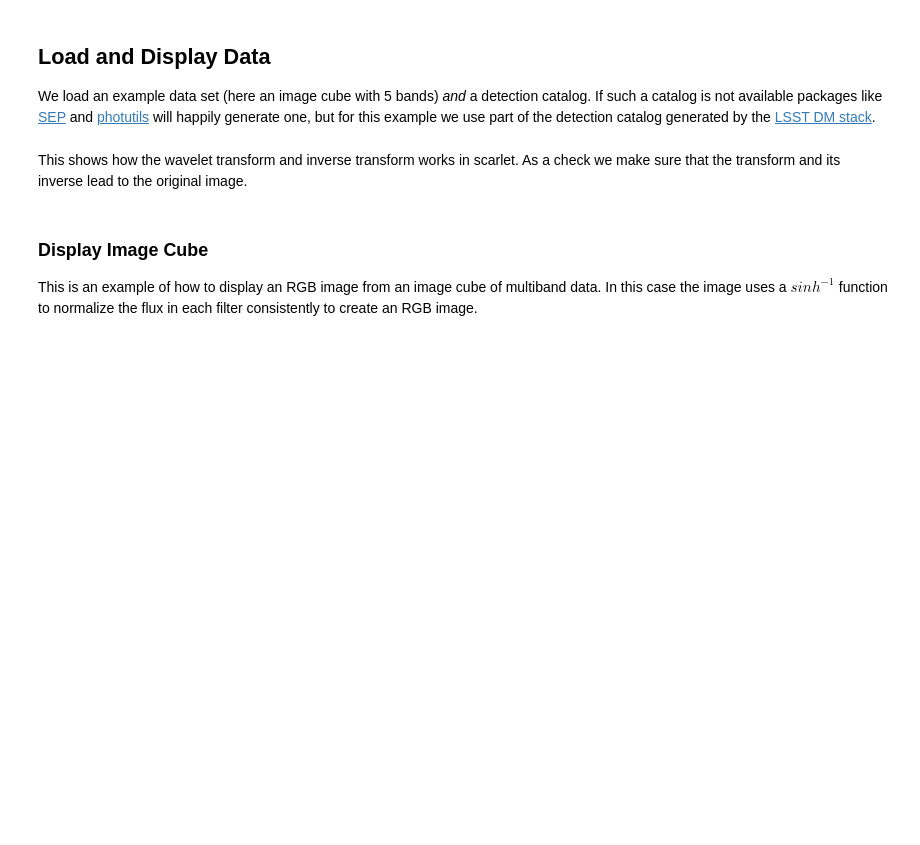
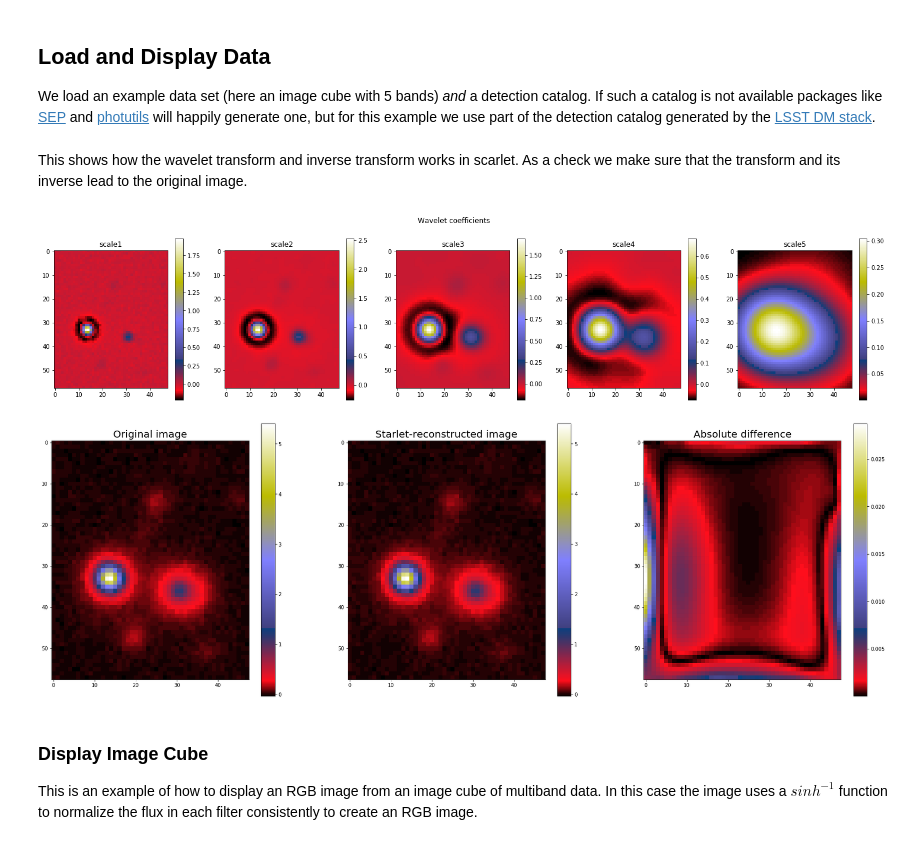
Before and after one commit to pmelchior/scarlet, a Jupyter notebook: docs/tutorials/wavelet_model.ipynb, the cells around one changed output. Drawn from its saved outputs; the diff is of its cells as text; code cells hidden in the pictures; blank space fills up the shorter version.

```diff
--- a/docs/tutorials/wavelet_model.ipynb
+++ b/docs/tutorials/wavelet_model.ipynb
@@ -20,7 +20,7 @@ We load an example data set (here an image cube with 5 bands) *and* a detection
 If such a catalog is not available packages like [SEP](http://sep.readthedocs.io/) and [photutils](https://photutils.readthedocs.io/en/stable/) will happily generate one, but for this example we use part of the detection catalog generated by the [LSST DM stack](https://github.com/lsst).
 # %%
 # Load the sample images
-data = np.load("../../LSST_Project/scarlet/data/hsc_cosmos_35.npz")
+data = np.load("../../data/hsc_cosmos_35.npz")
 images = data["images"]
 filters = data["filters"]
 catalog = data["catalog"]
@@ -32,35 +32,39 @@ This shows how the wavelet transform and inverse transform works in scarlet. As
 #Declare a starlet object (and performs the transform)
 Sw = scarlet.Starlet(images, direct = True)
 #This is the starlet transform as an array
 w = Sw.starlet
 #The inverse starlet transform of w
 iw = scarlet.Starlet.from_starlet(w, images.shape).image
 
 #The wavelet transform of the first slice of images in pictures:
-plt.figure(figsize = (20,5))
+lvl = w.shape[1]
+plt.figure(figsize = (lvl*5,5))
 plt.suptitle('Wavelet coefficients')
-lvl = w.shape[1]
 for i in range(lvl):
     plt.subplot(1,lvl,i+1)
+    plt.title('scale'+str(i+1))
     plt.imshow(w[0,i])
     plt.colorbar()
 plt.show()
 
 #Making sure we recover the original image:
 plt.figure(figsize = (30,10))
 plt.subplot(131)
 plt.title('Original image', fontsize = 20)
 plt.imshow(images[0])
 plt.colorbar()
 plt.subplot(132)
 plt.title('Starlet-reconstructed image', fontsize = 20)
 plt.imshow(iw[0])
 plt.colorbar()
 plt.subplot(133)
 plt.title('Absolute difference', fontsize = 20)
 plt.imshow((np.abs(iw[0]-images[0])))
 plt.colorbar()
 plt.show()
+# %% [output]
+[figure, added]
+[figure, added]
 # %% [markdown]
 ### Display Image Cube
 This is an example of how to display an RGB image from an image cube of multiband data. In this case the image uses a $sinh^{-1}$ function to normalize the flux in each filter consistently to create an RGB image.
```
Also changed, not shown: parts of 18 cells of this notebook, 4 other files.
